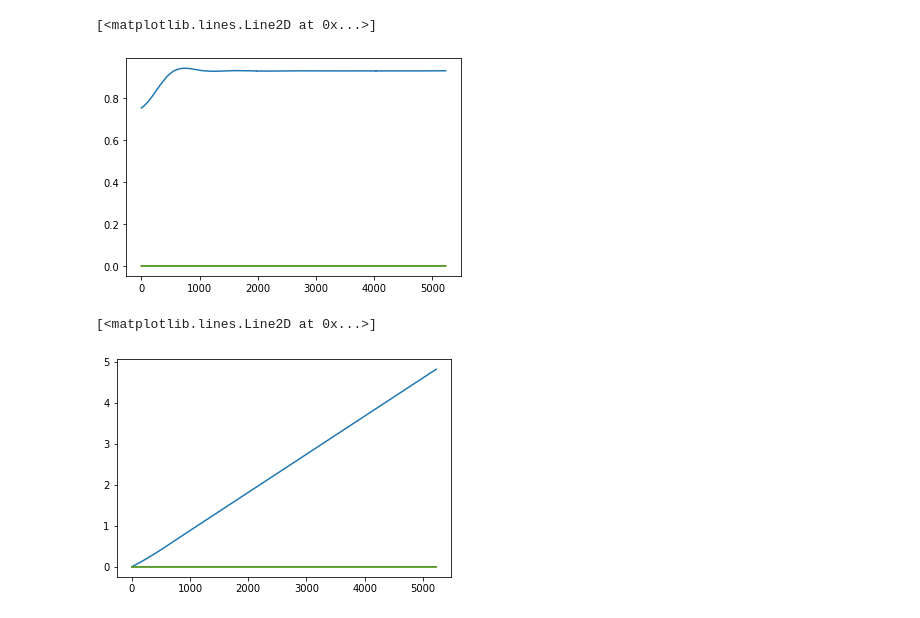
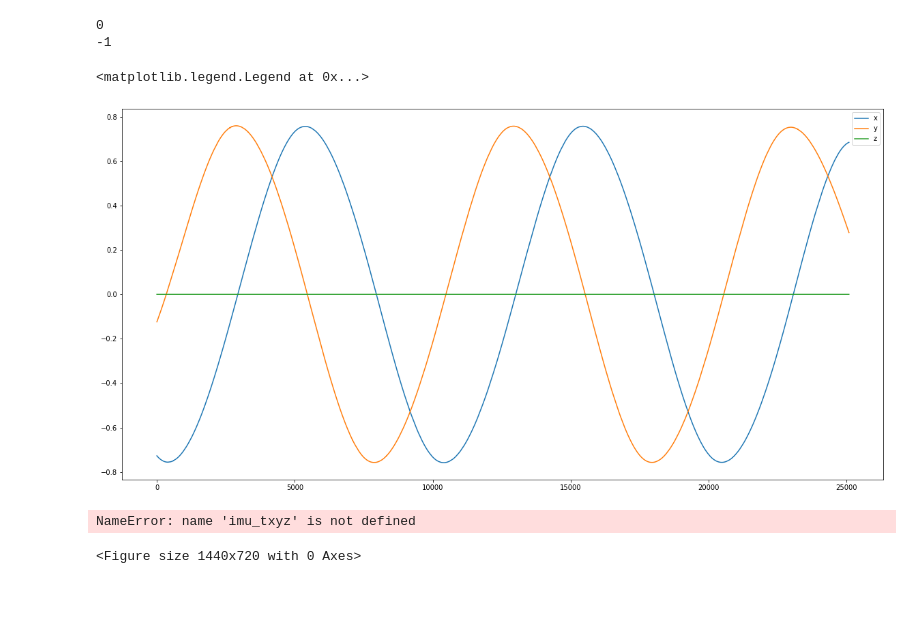
Before and after one commit to stefanochi/depth, a Jupyter notebook: imu_gt_comparison.ipynb, the cells around one changed output. Drawn from its saved outputs; the diff is of its cells as text; code cells hidden in the pictures.

```diff
--- a/imu_gt_comparison.ipynb
+++ b/imu_gt_comparison.ipynb
@@ -4,5 +6,5 @@ import matplotlib.pyplot as plt
 # %%
 path = "C:/Users/schiavaz/lava-nc/depth/"
-dataset = "data/esim_data/line_top/"
+dataset = "data/shapes/"
 # %%
 gt = np.loadtxt(path + dataset + "groundtruth.txt")
@@ -22,3 +45,4 @@ plt.legend()
 # %%
 gt_txyz = gt[:, :4]
+gt_txyz -= gt_txyz[0]
 # %%
@@ -31,19 +105,32 @@ plt.plot(gt_txyz[:, 3])
 # %%
 a = 1
 vel_xyz_gt = (gt_txyz[a:,1:] - gt_txyz[:-a, 1:]) / (gt_txyz[a:,0] - gt_txyz[:-a,0])[:,None]
+vel_xyz_gt[:, 2] = np.abs(vel_xyz_gt[:, 2])
 # %%
-# plt.figure(figsize=(10, 10))
-plt.plot(vel_xyz_gt[:, 0])
-plt.plot(vel_xyz_gt[:, 1])
-plt.plot(vel_xyz_gt[:, 2])
+plt.figure(figsize=(20, 10))
+h_l = 0#np.searchsorted(gt_txyz[:, 0], 0.0)
+h = -1 #np.searchsorted(gt_txyz[:, 0], 5)
+print(h_l)
+print(h)
+plt.plot(vel_xyz_gt[h_l:h, 0], label="x")
+plt.plot(vel_xyz_gt[h_l:h, 1], label="y")
+plt.plot(vel_xyz_gt[h_l:h, 2], label="z")
+plt.legend()
 # %% [output]
-[<matplotlib.lines.Line2D at 0x...>]
+0
+-1
+<matplotlib.legend.Legend at 0x...>
-[figure, old version]
+[figure, new version]
-# %%
-pos_xyz_gt_rec = np.cumsum(vel_xyz_gt * 0.001, axis=0)
-plt.plot(pos_xyz_gt_rec[:, 0])
-plt.plot(pos_xyz_gt_rec[:, 1])
-plt.plot(pos_xyz_gt_rec[:, 2])
-# %% [output]
-[<matplotlib.lines.Line2D at 0x...>]
-[figure, removed]
+# %%
+plt.figure(figsize=(20, 10))
+h = np.searchsorted(imu_txyz[:, 0], 15.0)
+h_l = np.searchsorted(imu_txyz[:, 0], 2.0)
+print(h_l)
+print(h)
+plt.plot(imu_txyz[h_l:h, 1], label="x")
+plt.plot(imu_txyz[h_l:h, 2], label="y")
+plt.plot(imu_txyz[h_l:h, 3], label="z")
+plt.legend()
+# %% [output]
+NameError: name 'imu_txyz' is not defined
+<Figure size 1440x720 with 0 Axes>
```
Also changed, not shown: parts of 37 cells of this notebook, 26 other files.
